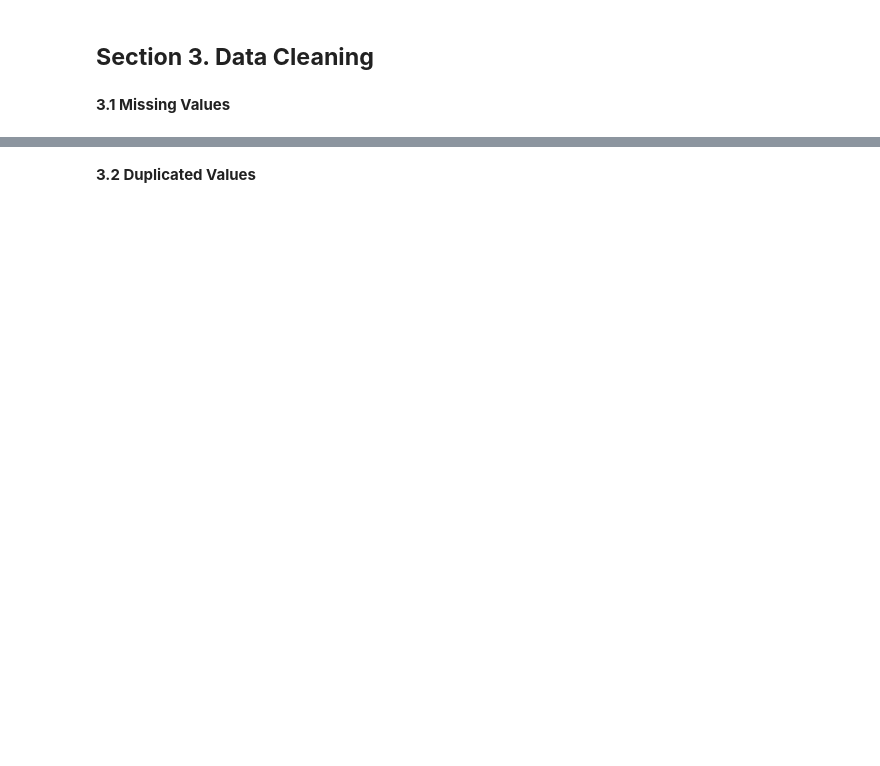
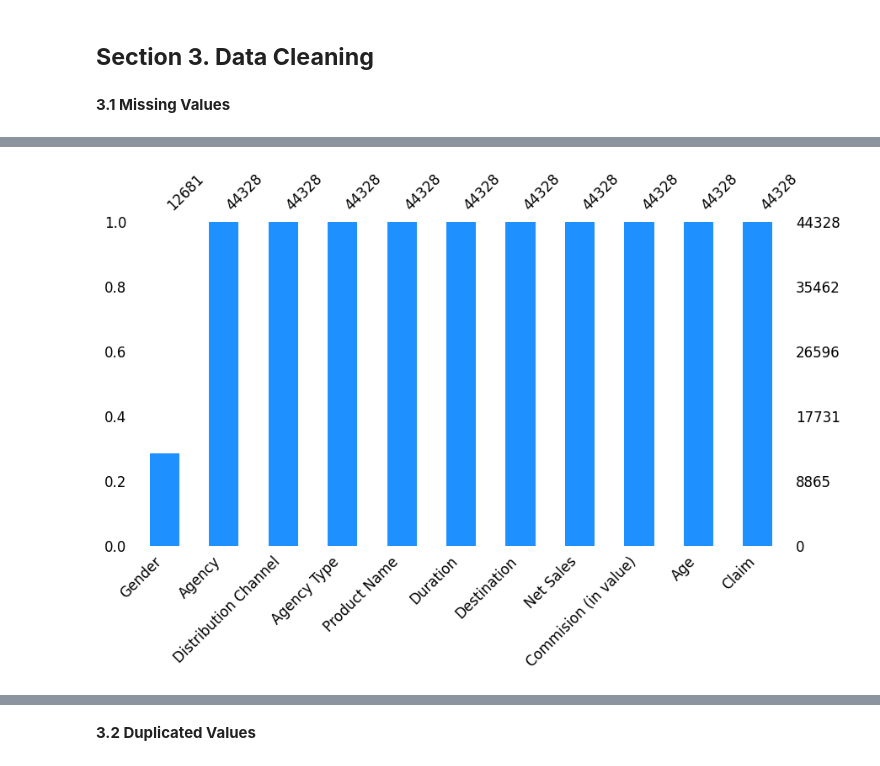
Before and after one commit to Faizism/travel_insurance, a Jupyter notebook: notebooks/1.0-bdp-inital-notebook.ipynb, the cells around one changed output, grey strips where cells are left out. Saved outputs shown, nothing was run; the diff lists cells and outputs as text; code cells hidden in the pictures; blank space fills up the shorter version.

Commit message:
Data Cleaning

```diff
--- a/notebooks/1.0-bdp-inital-notebook.ipynb
+++ b/notebooks/1.0-bdp-inital-notebook.ipynb
@@ -31,2 +59,5 @@
 # %% [markdown]
 **2.3 Statistics Summary**
+# %%
+df = pd.read_csv(r'D:\Purwadhika\Module 3. Machine Learning\Capstone\travel_insurance\data\raw\data_travel_insurance.csv')
+df.head()
@@ -36,0 +136,4 @@
+# %%
+missingno.bar(df,color="dodgerblue", sort="ascending", figsize=(10,5), fontsize=12);
+# %% [output]
+[figure, added]
```
Also changed, not shown: parts of 22 cells of this notebook, 2 other files.
